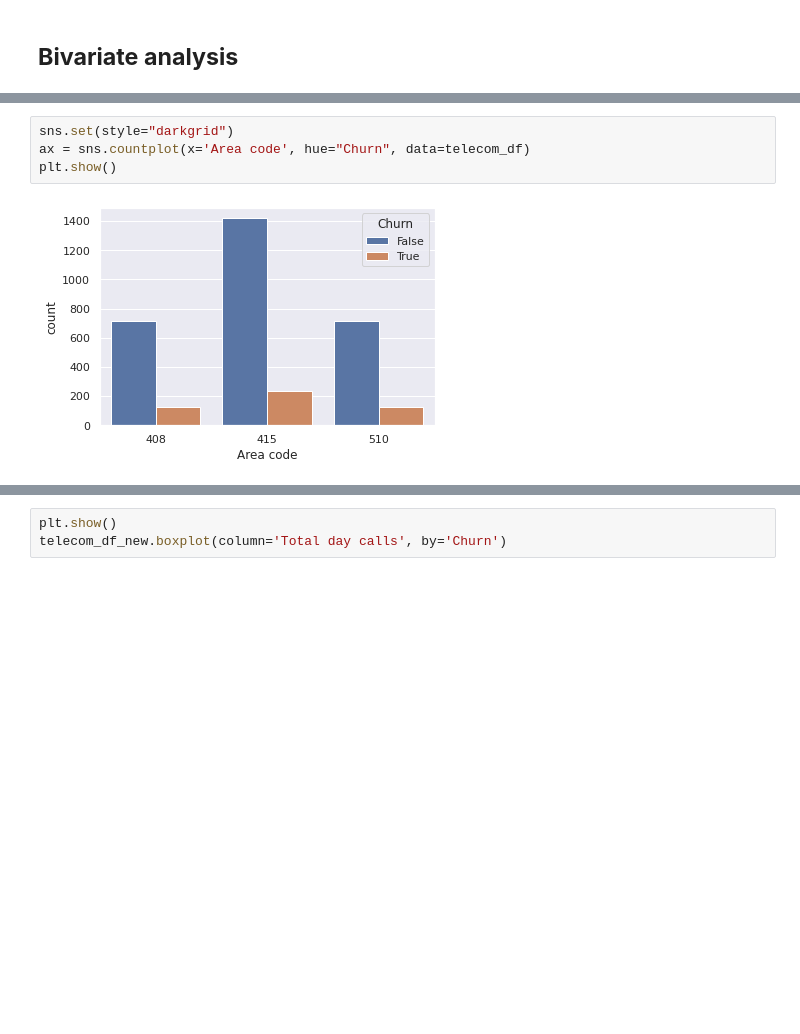
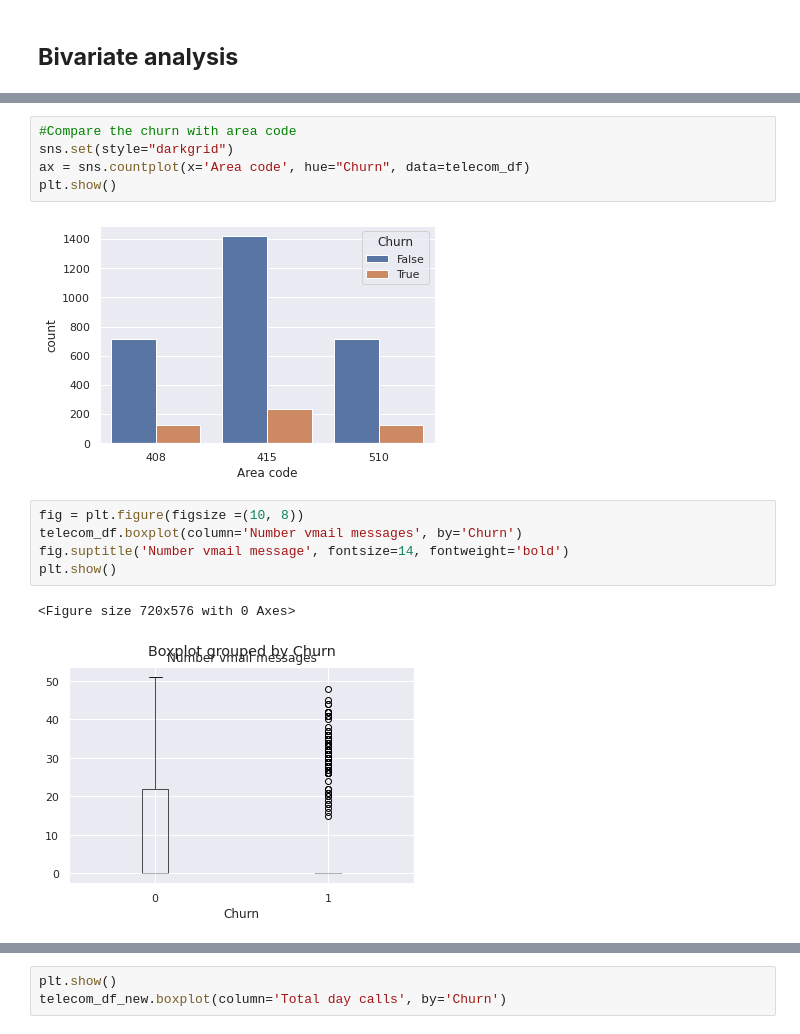
Before and after one commit to Bibhuti-MLAI/EDA-Project, a Jupyter notebook: Telecom_Churn_Analysis_Capstone_Project.ipynb, the cells around one changed output, grey strips where cells are left out. Cells and saved outputs as stored; diff of their text form; blank space fills up the shorter version.

```diff
--- a/Telecom_Churn_Analysis_Capstone_Project.ipynb
+++ b/Telecom_Churn_Analysis_Capstone_Project.ipynb
@@ -271,9 +282,18 @@ plt.show()
 # %% [output]
 [figure]
 # %%
+#Compare the churn with area code
 sns.set(style="darkgrid")
 ax = sns.countplot(x='Area code', hue="Churn", data=telecom_df)
 plt.show()
 # %% [output]
 [figure]
+# %%
+fig = plt.figure(figsize =(10, 8))
+telecom_df.boxplot(column='Number vmail messages', by='Churn')
+fig.suptitle('Number vmail message', fontsize=14, fontweight='bold')
+plt.show()
+# %% [output]
+<Figure size 720x576 with 0 Axes>
+[figure, added]
 # %%
```
Also changed, not shown: parts of 27 cells of this notebook.
